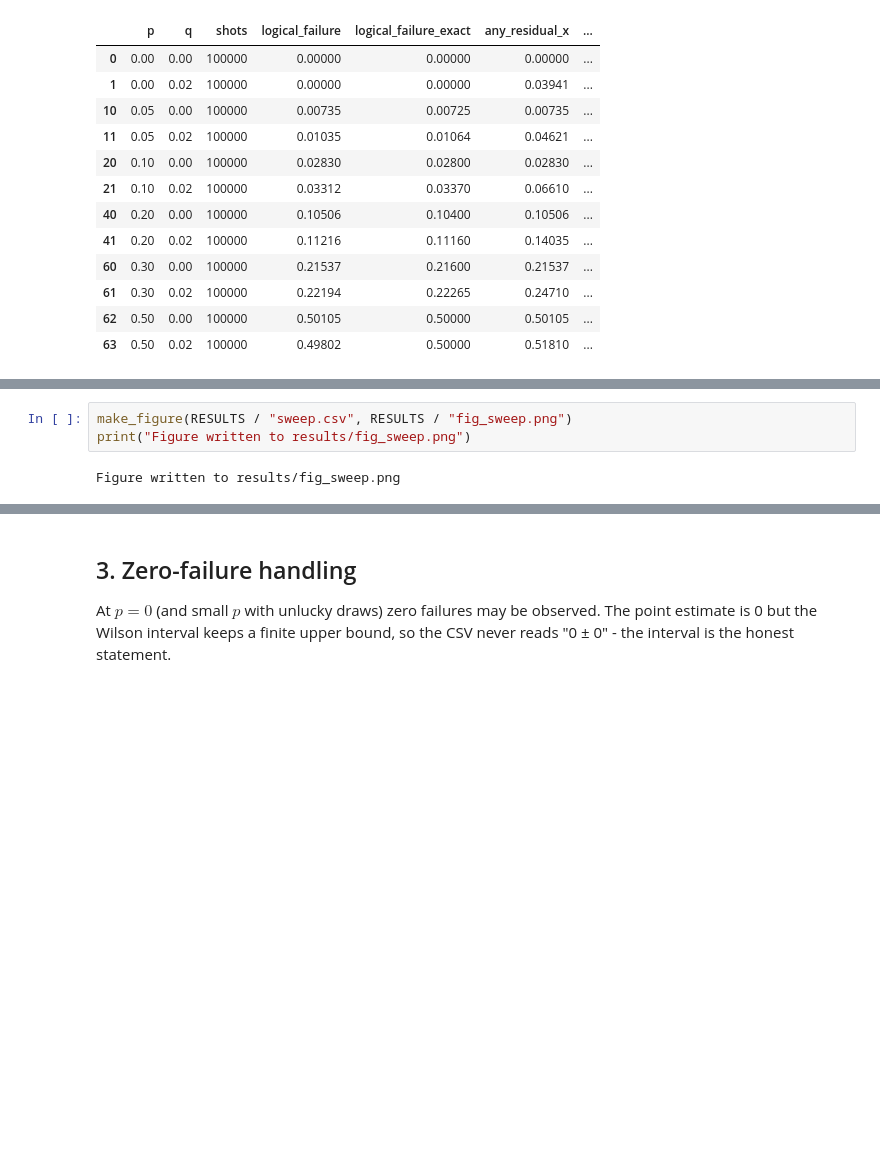
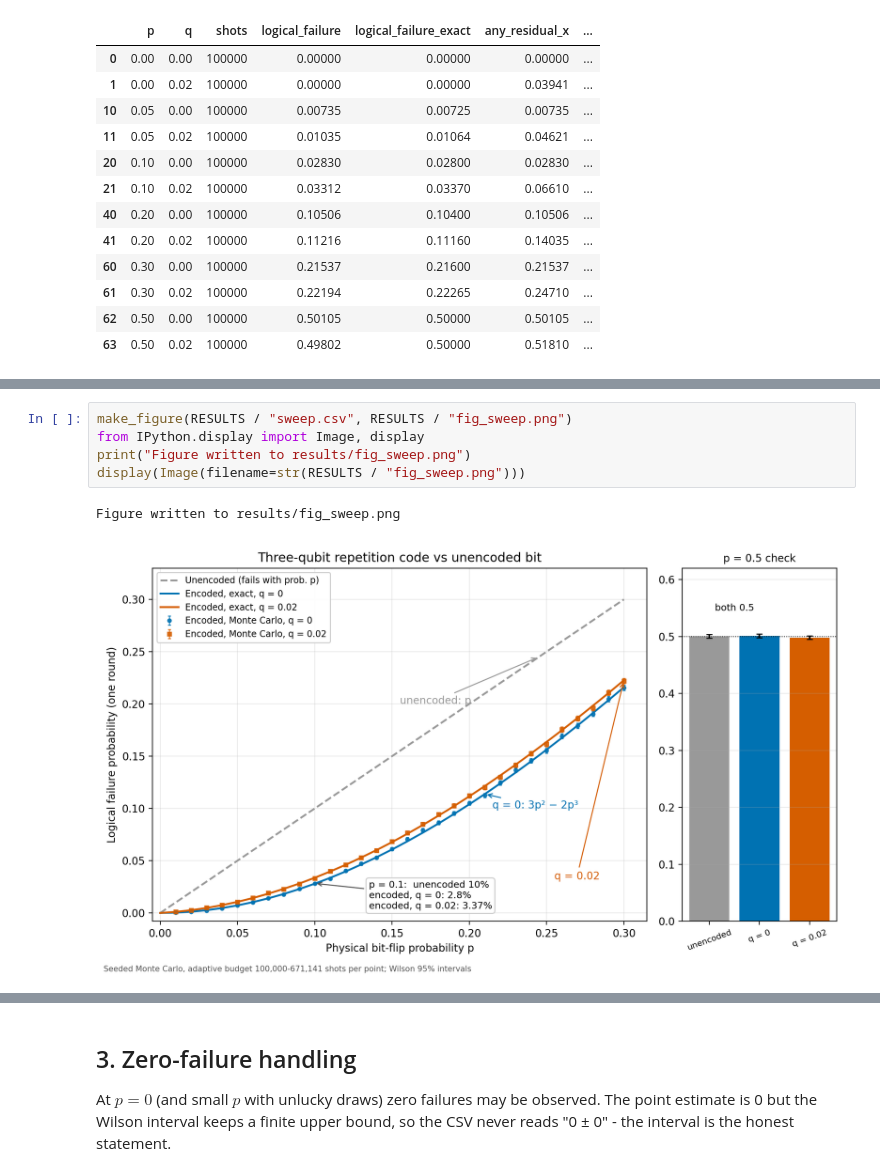
Before and after one commit to syed-abbas-ahmad/bit-flip, a Jupyter notebook: notebooks/bitflip_one_round.ipynb, the cells around one changed output, grey strips where cells are left out. Saved outputs shown, nothing was run; the diff lists cells and outputs as text; blank space fills up the shorter version.

Commit message:
fix: correct the notebook benchmarks, figure annotations and decoding explanation

```diff
--- a/notebooks/bitflip_one_round.ipynb
+++ b/notebooks/bitflip_one_round.ipynb
@@ -178,5 +235,8 @@ Global statistical criterion passed
 # %%
 make_figure(RESULTS / "sweep.csv", RESULTS / "fig_sweep.png")
+from IPython.display import Image, display
 print("Figure written to results/fig_sweep.png")
+display(Image(filename=str(RESULTS / "fig_sweep.png")))
 # %% [output]
 Figure written to results/fig_sweep.png
+[figure, added]
```
Also changed, not shown: parts of 9 cells of this notebook, 11 other files.
